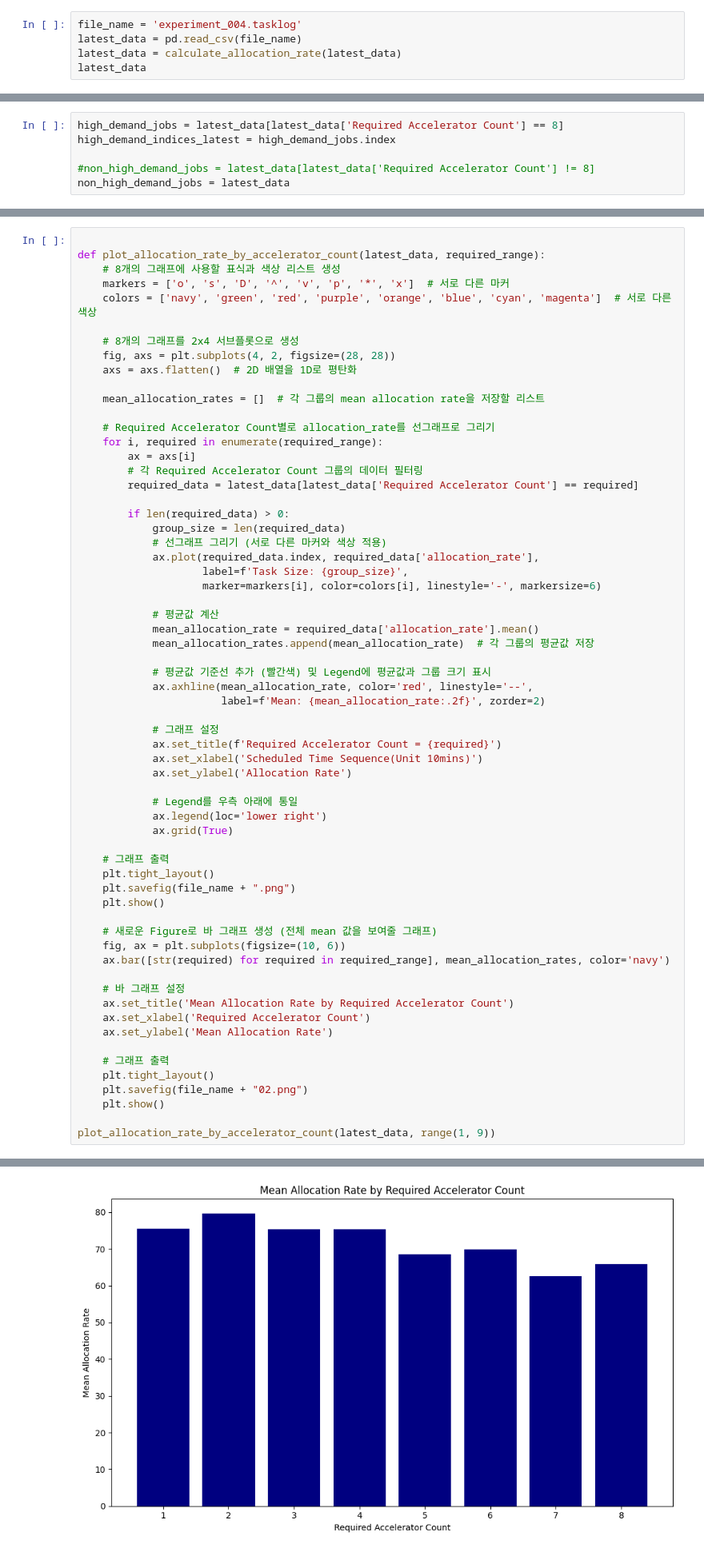
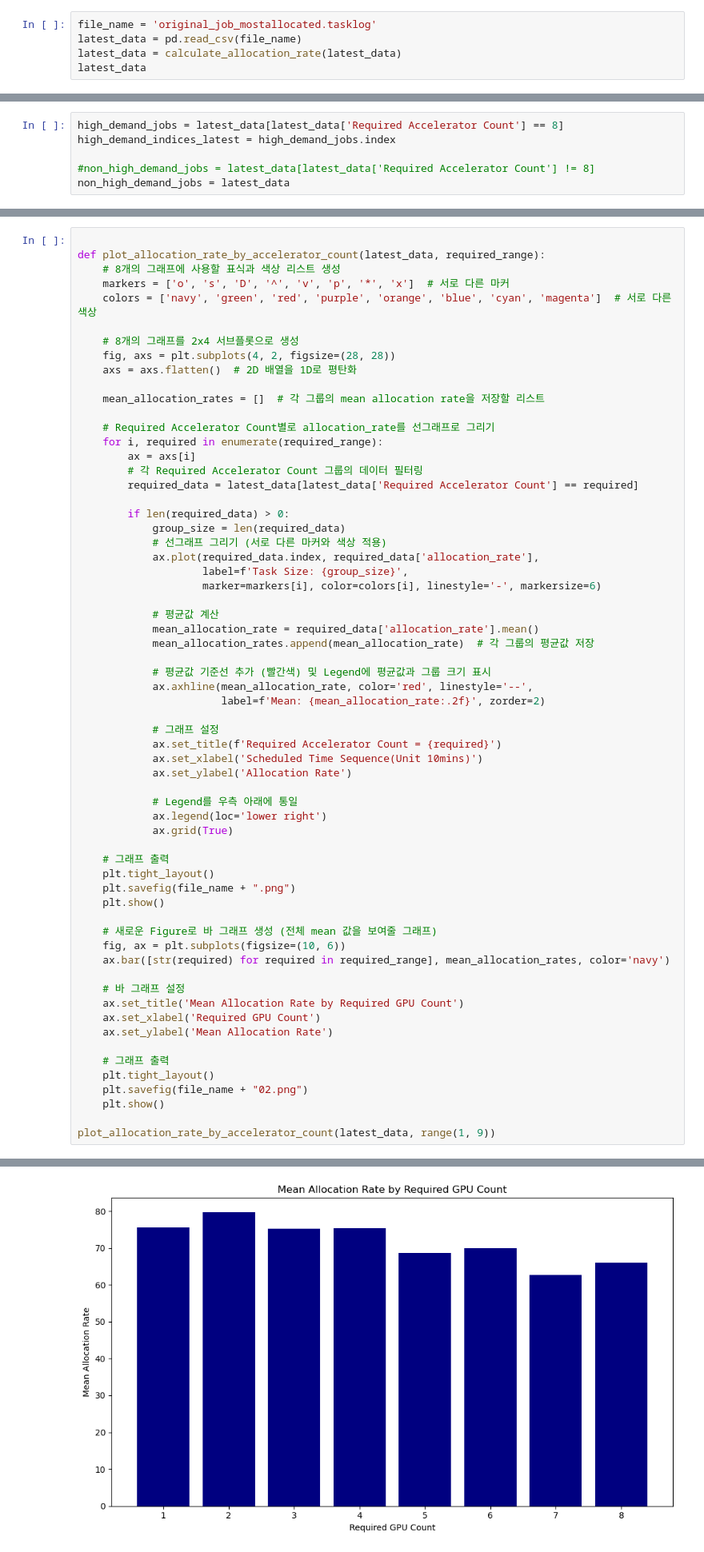
Before and after one commit to mystous/gpu_scheduler, a Jupyter notebook: analysis_results/Wating_Time.ipynb, the cells around one changed output, grey strips where cells are left out. Shown at 80% size. Saved outputs shown, nothing was run; the diff lists cells and outputs as text.

```diff
--- a/analysis_results/Wating_Time.ipynb
+++ b/analysis_results/Wating_Time.ipynb
@@ -28,7 +28,7 @@ def calculate_allocation_rate(latest_data):
 
     return latest_data
 # %%
-file_name = 'experiment_004.tasklog'
+file_name = 'original_job_mostallocated.tasklog'
 latest_data = pd.read_csv(file_name)
 latest_data = calculate_allocation_rate(latest_data)
 latest_data
@@ -92,33 +92,33 @@ def plot_allocation_rate_by_accelerator_count(latest_data, required_range):
 
             # 그래프 설정
             ax.set_title(f'Required Accelerator Count = {required}')
             ax.set_xlabel('Scheduled Time Sequence(Unit 10mins)')
             ax.set_ylabel('Allocation Rate')
 
             # Legend를 우측 아래에 통일
             ax.legend(loc='lower right')
             ax.grid(True)
 
     # 그래프 출력
     plt.tight_layout()
     plt.savefig(file_name + ".png")
     plt.show()
 
     # 새로운 Figure로 바 그래프 생성 (전체 mean 값을 보여줄 그래프)
     fig, ax = plt.subplots(figsize=(10, 6))
     ax.bar([str(required) for required in required_range], mean_allocation_rates, color='navy')
 
     # 바 그래프 설정
-    ax.set_title('Mean Allocation Rate by Required Accelerator Count')
-    ax.set_xlabel('Required Accelerator Count')
+    ax.set_title('Mean Allocation Rate by Required GPU Count')
+    ax.set_xlabel('Required GPU Count')
     ax.set_ylabel('Mean Allocation Rate')
 
     # 그래프 출력
     plt.tight_layout()
     plt.savefig(file_name + "02.png")
     plt.show()
 
 plot_allocation_rate_by_accelerator_count(latest_data, range(1, 9))
 # %% [output]
 [figure]
-[figure, old version]
+[figure, new version]
```
Also changed, not shown: parts of 1 cell of this notebook, 7 other files.
